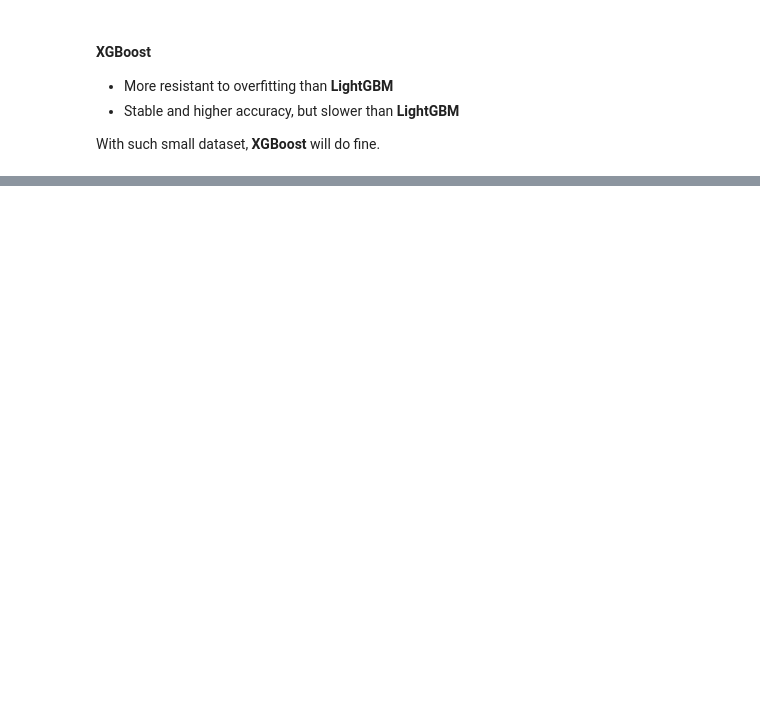
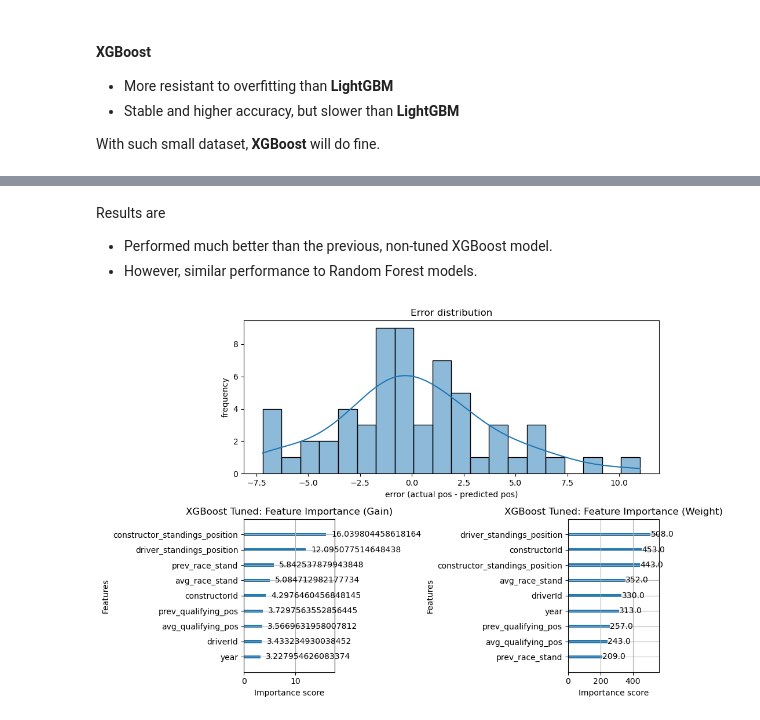
Before and after one commit to otola03/Kaggle_Studies, a Jupyter notebook: f1_analysis/f1_data_stat_project.ipynb, the cells around one changed output, grey strips where cells are left out. Saved outputs shown, nothing was run; the diff lists cells and outputs as text; code cells hidden in the pictures; blank space fills up the shorter version.

```diff
--- a/f1_analysis/f1_data_stat_project.ipynb
+++ b/f1_analysis/f1_data_stat_project.ipynb
@@ -872,0 +1064,19 @@ With such small dataset, **XGBoost** will do fine.
+# %%
+xgb_tuned = XGBRegressor(objective='reg:absoluteerror', random_state=99)
+
+xgb_cv_params = {
+    'n_estimators': [100, 200, 500],
+    'learning_rate': [0.01, 0.05, 0.1, 0.2],
+    'max_depth': [3, 5, 7, 10],
+    'subsample': [0.5, 0.7, 1.0],
+    'colsample_bytree': [0.6, 0.7, 0.9, 1.0],
+    'min_child_weight': [1, 3, 5]
+}
+
+xgb_cv = GridSearchCV(xgb_tuned, xgb_cv_params, scoring=scoring, cv=5, refit='neg_mean_absolute_error', n_jobs=-1, verbose=1)
+
+# fit the model
+xgb_cv.fit(X_train, y_train)
+
+# prediction
+y_pred_xgb_tuned = xgb_cv.predict(X_test)
@@ -872,0 +1096,28 @@ With such small dataset, **XGBoost** will do fine.
+# %% [markdown]
+Results are
+- Performed much better than the previous, non-tuned XGBoost model.
+- However, similar performance to Random Forest models.
+# %%
+# error distribution
+errors_xgb_tuned = y_test - y_pred_xgb_tuned
+
+fig = plt.figure(figsize=(10, 7))
+
+# define gridspec: 2rows, 2cols
+gs = GridSpec(2, 2, figure=fig)
+
+ax1 = fig.add_subplot(gs[0, :])
+sns.histplot(errors_xgb_tuned, bins=20, kde=True, ax=ax1)
+ax1.set_title('Error distribution')
+ax1.set_xlabel('error (actual pos - predicted pos)')
+ax1.set_ylabel('frequency')
+
+ax2 = fig.add_subplot(gs[1, 0])
+plot_importance(xgb_cv.best_estimator_, ax=ax2, importance_type='gain', title='XGBoost Tuned: Feature Importance (Gain)')
+ax3 = fig.add_subplot(gs[1, 1])
+plot_importance(xgb_cv.best_estimator_, ax=ax3, importance_type='weight', title='XGBoost Tuned: Feature Importance (Weight)')
+
+plt.tight_layout()
+plt.show()
+# %% [output]
+[figure, added]
```
Also changed, not shown: parts of 24 cells of this notebook.
